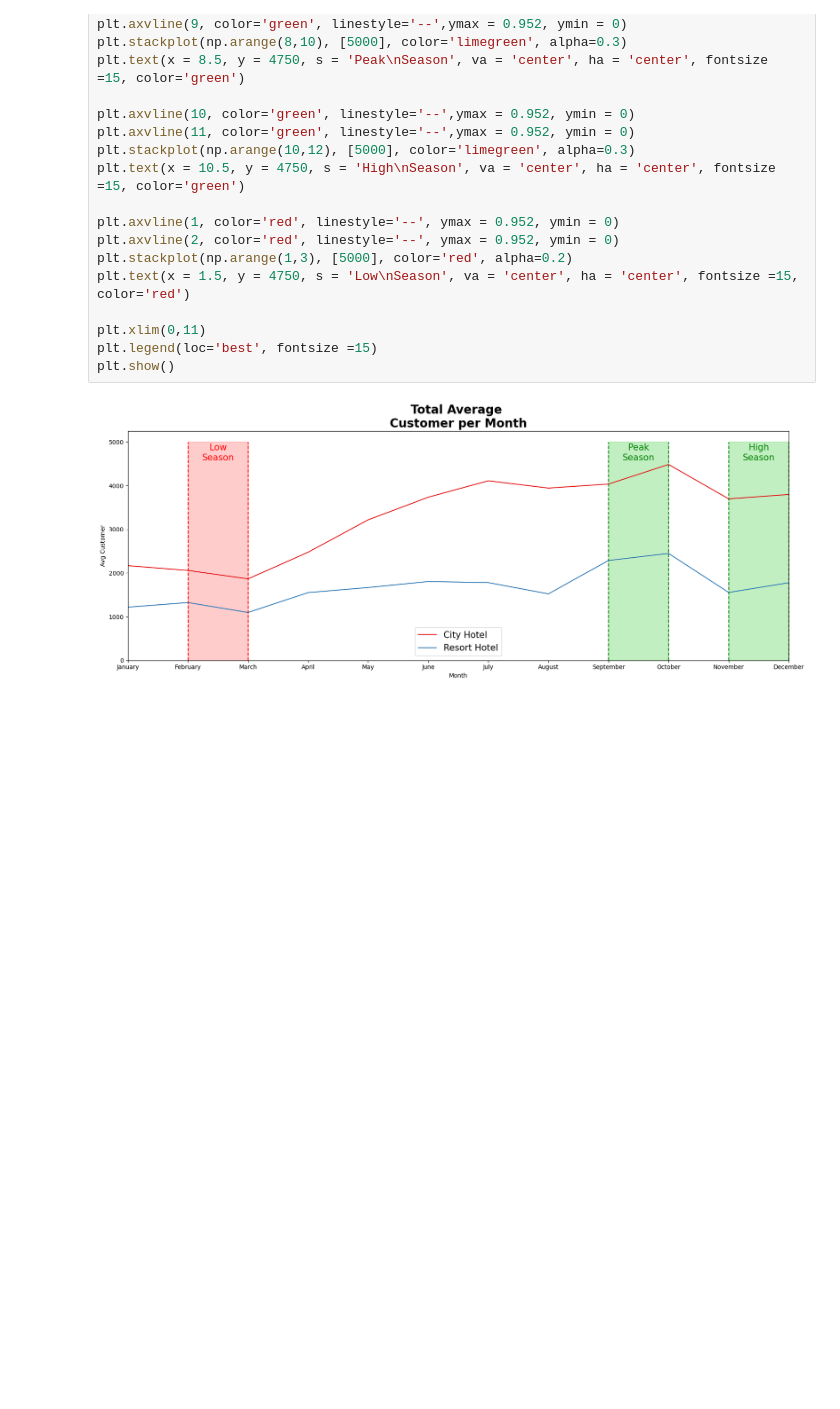
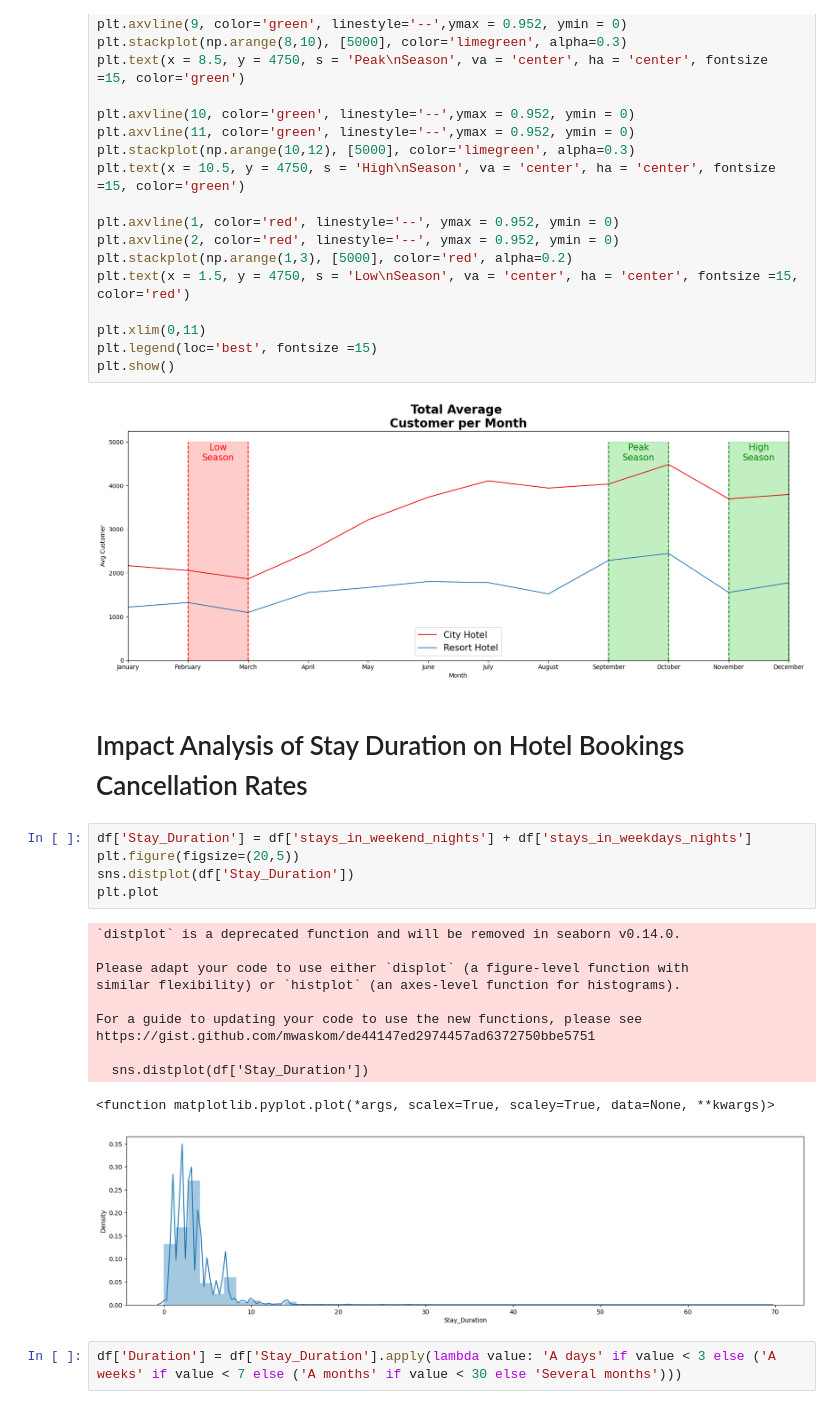
Before and after one commit to dimasrahmatnuriza/investigateHotel, a Jupyter notebook: Invetigate Hotel.ipynb, the cells around one changed output. Drawn from its saved outputs; the diff is of its cells as text; blank space fills up the shorter version.

```diff
--- a/Invetigate Hotel.ipynb
+++ b/Invetigate Hotel.ipynb
@@ -224,3 +224,24 @@ plt.legend(loc='best', fontsize =15)
 plt.show()
 # %% [output]
 [figure]
+# %% [markdown]
+# Impact Analysis of Stay Duration on Hotel Bookings Cancellation Rates
+# %%
+df['Stay_Duration'] = df['stays_in_weekend_nights'] + df['stays_in_weekdays_nights']
+plt.figure(figsize=(20,5))
+sns.distplot(df['Stay_Duration'])
+plt.plot
+# %% [output]
+`distplot` is a deprecated function and will be removed in seaborn v0.14.0.
+
+Please adapt your code to use either `displot` (a figure-level function with
+similar flexibility) or `histplot` (an axes-level function for histograms).
+
+For a guide to updating your code to use the new functions, please see
+https://gist.github.com/mwaskom/de44147ed2974457ad6372750bbe5751
+
+  sns.distplot(df['Stay_Duration'])
+<function matplotlib.pyplot.plot(*args, scalex=True, scaley=True, data=None, **kwargs)>
+[figure, added]
+# %%
+df['Duration'] = df['Stay_Duration'].apply(lambda value: 'A days' if value < 3 else ('A weeks' if value < 7 else ('A months' if value < 30 else 'Several months')))
```
Also changed, not shown: parts of 10 cells of this notebook.
